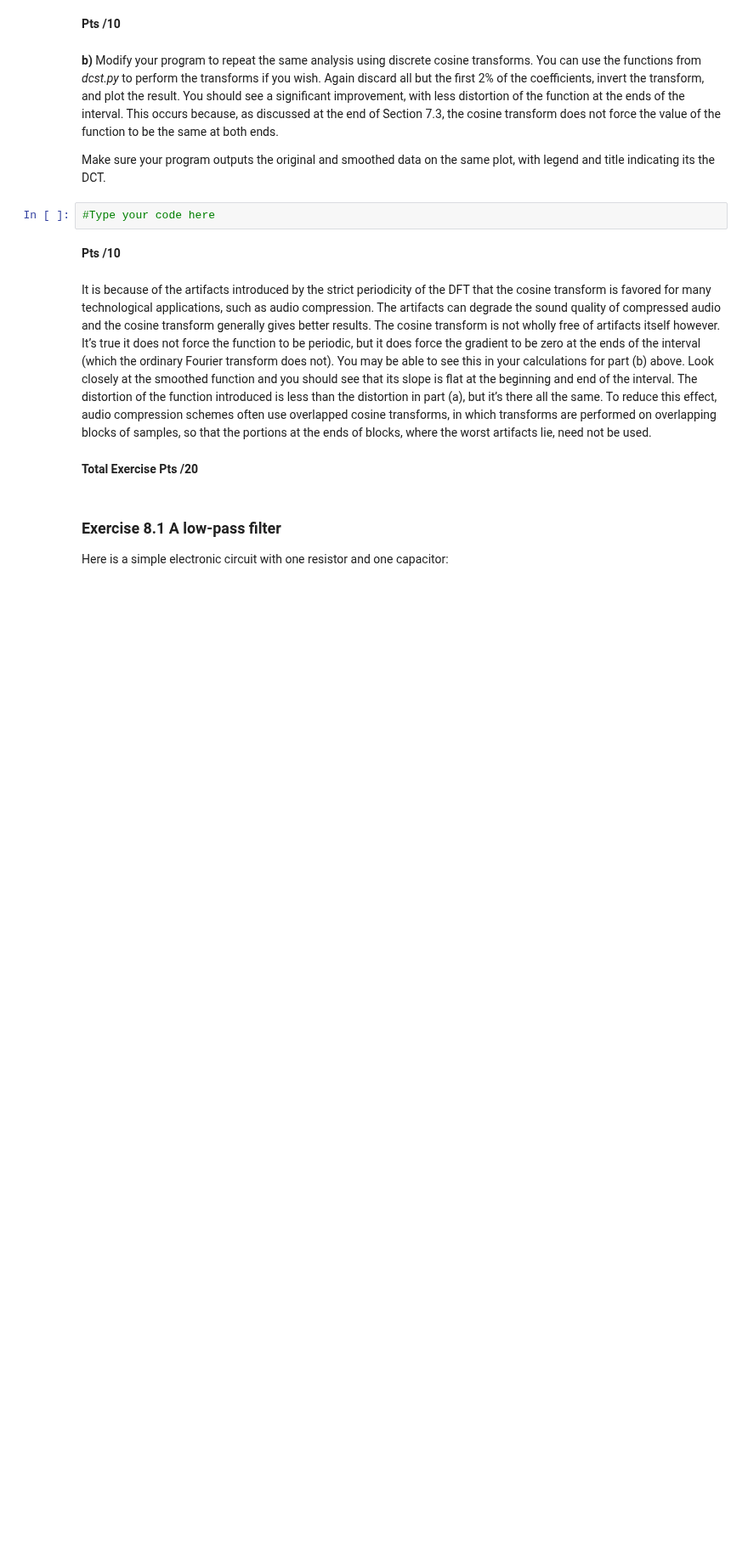
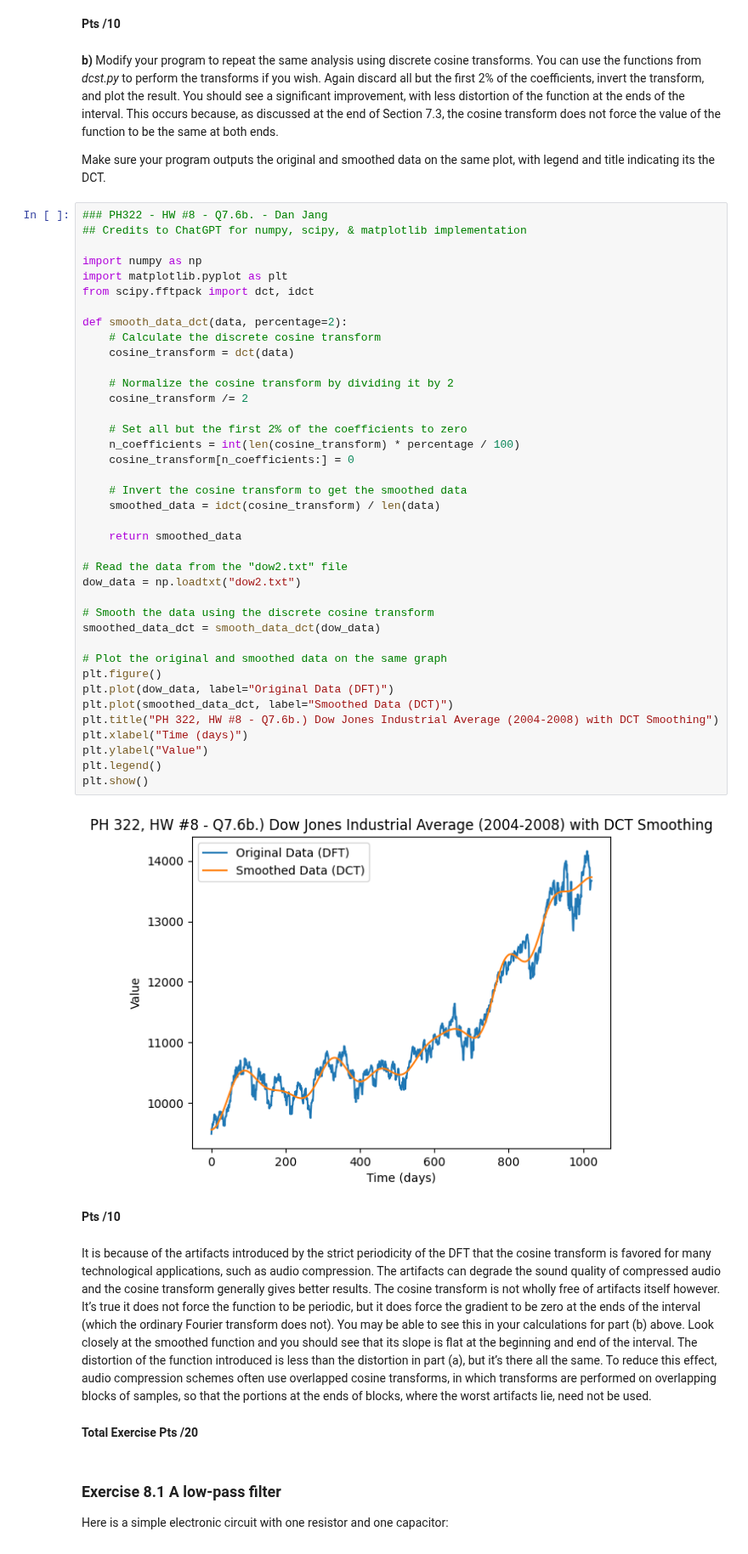
Before and after one commit to DebuggerDan/ph322-computational-physics-sp23, a Jupyter notebook: hw8_dan_jang_ph322_2023.ipynb, the cells around one changed output. Shown at 85% size. Cells and saved outputs as stored; diff of their text form; blank space fills up the shorter version.

```diff
--- a/hw8_dan_jang_ph322_2023.ipynb
+++ b/hw8_dan_jang_ph322_2023.ipynb
@@ -53,8 +188,47 @@ Make sure your program outputs the original and smoothed data on the same plot,
 Modify your program to repeat the same analysis using discrete cosine transforms.  You can use the functions from _dcst.py_ to perform the transforms if you wish.  Again discard all but the first 2\% of the coefficients, invert the transform, and plot the result.  You should see a significant improvement, with less distortion of the function at the ends of the interval.  This occurs because, as discussed at the end of Section 7.3, the cosine transform does not force the value of the function to be the same at both ends.
 
 Make sure your program outputs the original and smoothed data on the same plot, with legend and title indicating its the DCT.
-# %%
-#Type your code here
+# %%
+### PH322 - HW #8 - Q7.6b. - Dan Jang
+## Credits to ChatGPT for numpy, scipy, & matplotlib implementation
+
+import numpy as np
+import matplotlib.pyplot as plt
+from scipy.fftpack import dct, idct
+
+def smooth_data_dct(data, percentage=2):
+    # Calculate the discrete cosine transform
+    cosine_transform = dct(data)
+
+    # Normalize the cosine transform by dividing it by 2
+    cosine_transform /= 2
+
+    # Set all but the first 2% of the coefficients to zero
+    n_coefficients = int(len(cosine_transform) * percentage / 100)
+    cosine_transform[n_coefficients:] = 0
+
+    # Invert the cosine transform to get the smoothed data
+    smoothed_data = idct(cosine_transform) / len(data)
+
+    return smoothed_data
+
+# Read the data from the "dow2.txt" file
+dow_data = np.loadtxt("dow2.txt")
+
+# Smooth the data using the discrete cosine transform
+smoothed_data_dct = smooth_data_dct(dow_data)
+
+# Plot the original and smoothed data on the same graph
+plt.figure()
+plt.plot(dow_data, label="Original Data (DFT)")
+plt.plot(smoothed_data_dct, label="Smoothed Data (DCT)")
+plt.title("PH 322, HW #8 - Q7.6b.) Dow Jones Industrial Average (2004-2008) with DCT Smoothing")
+plt.xlabel("Time (days)")
+plt.ylabel("Value")
+plt.legend()
+plt.show()
+# %% [output]
+[figure, added]
 # %% [markdown]
 **Pts /10**
 # %% [markdown]
```
Also changed, not shown: parts of 17 cells of this notebook.
